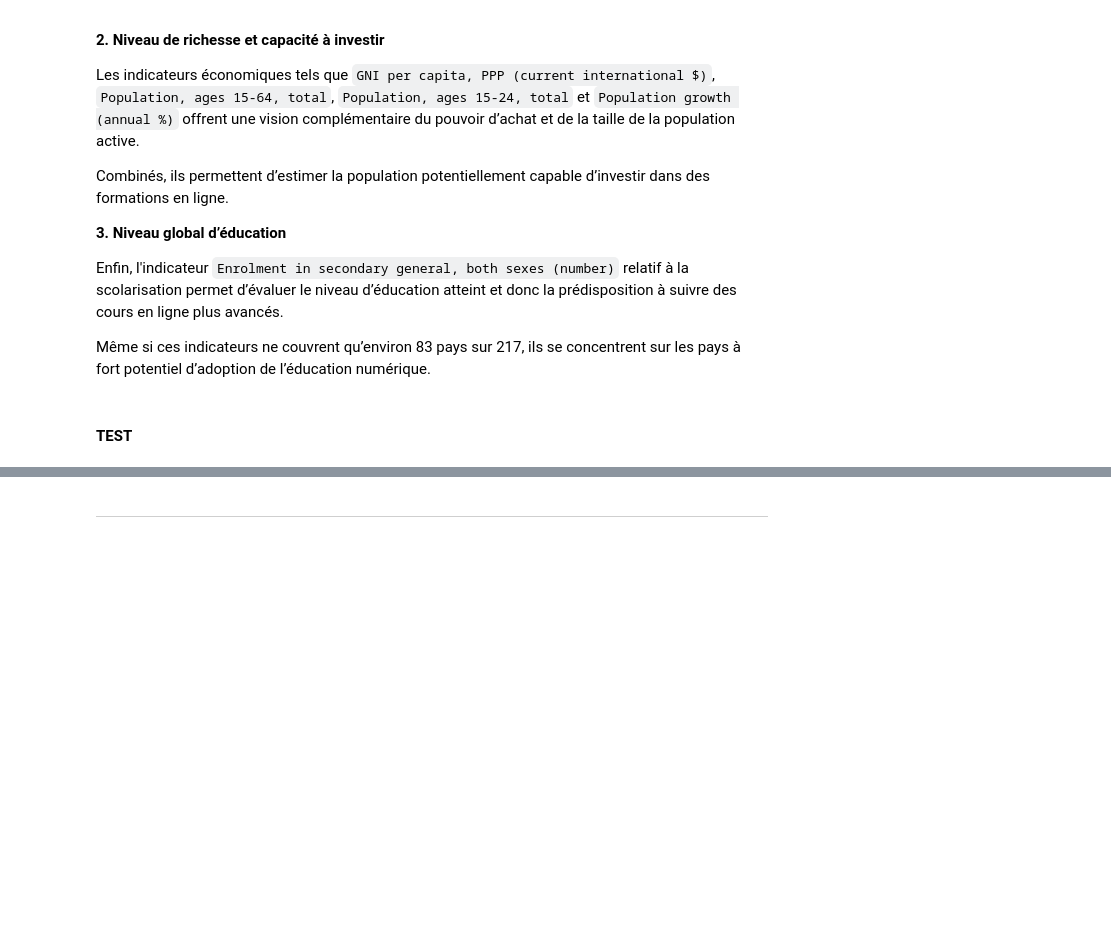
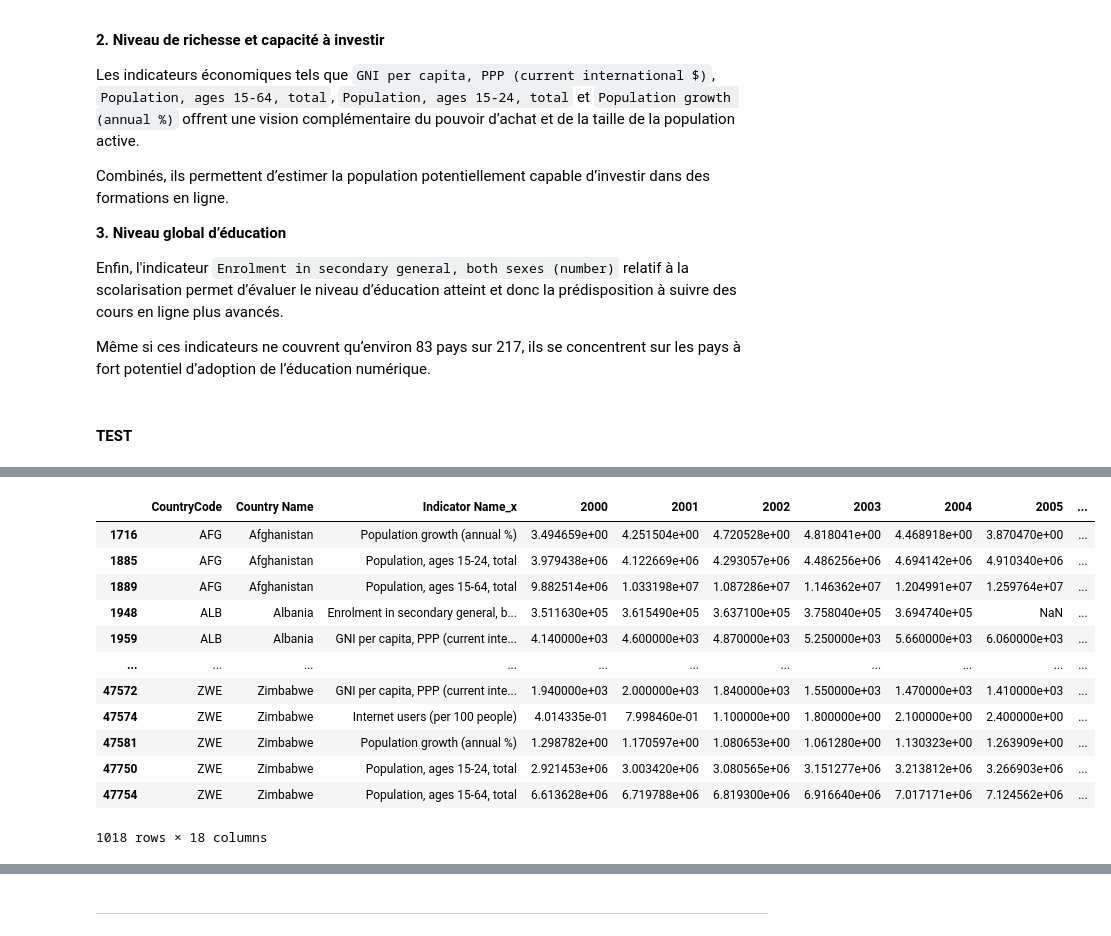
Before and after one commit to elochn/projets-openclassroom-fr, a Jupyter notebook: Projet2/Projet 2 - Analysez les données de systèmes éducatifs.ipynb, the cells around one changed output, grey strips where cells are left out. Saved outputs shown, nothing was run; the diff lists cells and outputs as text; code cells hidden in the pictures; blank space fills up the shorter version.

```diff
--- a/Projet2/Projet 2 - Analysez les données de systèmes éducatifs.ipynb
+++ b/Projet2/Projet 2 - Analysez les données de systèmes éducatifs.ipynb
@@ -2132,0 +2149,21 @@ df_long[df_long['Year'].isin(selected_years)]
+# %%
+# Sélectionner uniquement celles qui existent dans le DataFrame
+existing_years = [col for col in selected_years if col in df_filtered.columns]
+
+# Filtrer les colonnes années choisies
+df_essentials = df_filtered[['CountryCode', 'Country Name', 'Indicator Name_x'] + existing_years]
+df_essentials
+# %% [output]
+|  | CountryCode | Country Name | Indicator Name_x | 2000 | 2001 | 2002 | 2003 | 2004 | 2005 | ... |
+| 1716 | AFG | Afghanistan | Population growth (annual %) | 3.494659e+00 | 4.251504e+00 | 4.720528e+00 | 4.818041e+00 | 4.468918e+00 | 3.870470e+00 | ... |
+| 1885 | AFG | Afghanistan | Population, ages 15-24, total | 3.979438e+06 | 4.122669e+06 | 4.293057e+06 | 4.486256e+06 | 4.694142e+06 | 4.910340e+06 | ... |
+| 1889 | AFG | Afghanistan | Population, ages 15-64, total | 9.882514e+06 | 1.033198e+07 | 1.087286e+07 | 1.146362e+07 | 1.204991e+07 | 1.259764e+07 | ... |
+| 1948 | ALB | Albania | Enrolment in secondary general, b... | 3.511630e+05 | 3.615490e+05 | 3.637100e+05 | 3.758040e+05 | 3.694740e+05 | NaN | ... |
+| 1959 | ALB | Albania | GNI per capita, PPP (current inte... | 4.140000e+03 | 4.600000e+03 | 4.870000e+03 | 5.250000e+03 | 5.660000e+03 | 6.060000e+03 | ... |
+| ... | ... | ... | ... | ... | ... | ... | ... | ... | ... | ... |
+| 47572 | ZWE | Zimbabwe | GNI per capita, PPP (current inte... | 1.940000e+03 | 2.000000e+03 | 1.840000e+03 | 1.550000e+03 | 1.470000e+03 | 1.410000e+03 | ... |
+| 47574 | ZWE | Zimbabwe | Internet users (per 100 people) | 4.014335e-01 | 7.998460e-01 | 1.100000e+00 | 1.800000e+00 | 2.100000e+00 | 2.400000e+00 | ... |
+| 47581 | ZWE | Zimbabwe | Population growth (annual %) | 1.298782e+00 | 1.170597e+00 | 1.080653e+00 | 1.061280e+00 | 1.130323e+00 | 1.263909e+00 | ... |
+| 47750 | ZWE | Zimbabwe | Population, ages 15-24, total | 2.921453e+06 | 3.003420e+06 | 3.080565e+06 | 3.151277e+06 | 3.213812e+06 | 3.266903e+06 | ... |
+| 47754 | ZWE | Zimbabwe | Population, ages 15-64, total | 6.613628e+06 | 6.719788e+06 | 6.819300e+06 | 6.916640e+06 | 7.017171e+06 | 7.124562e+06 | ... |
+1018 rows × 18 columns
```
Also changed, not shown: parts of 37 cells of this notebook.
